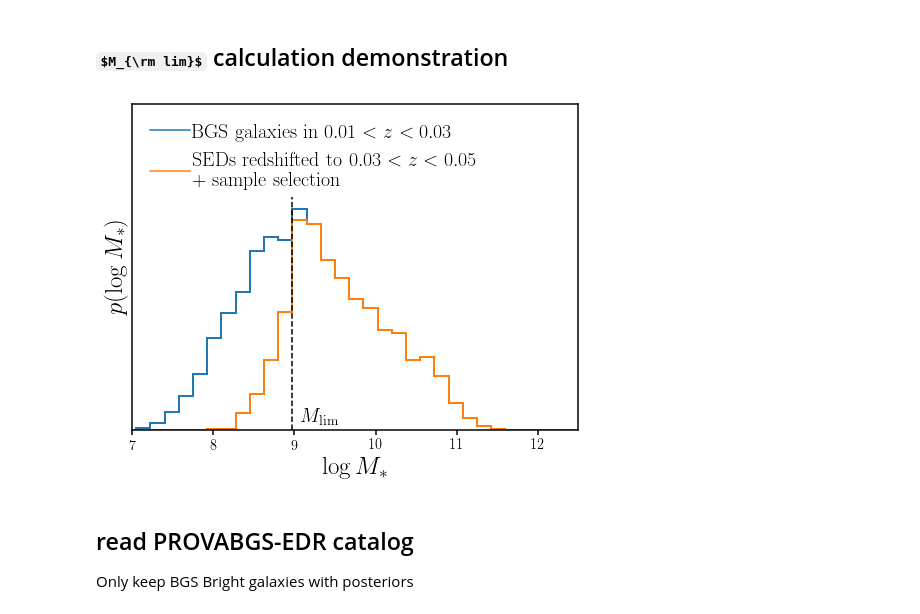
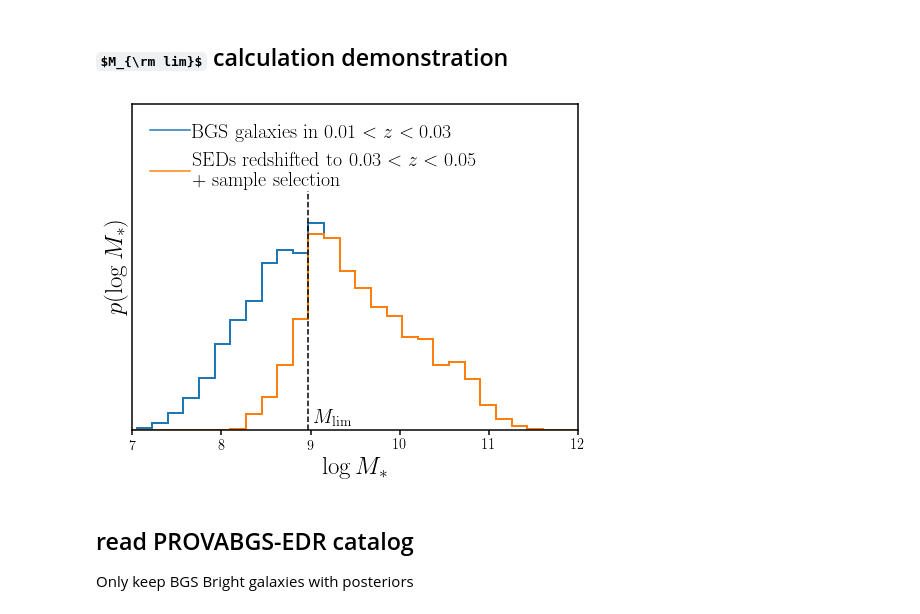
Before and after one commit to changhoonhahn/gapos, a Jupyter notebook: papers/edr/nb/ms_comp.ipynb, the cells around one changed output. Saved outputs shown, nothing was run; the diff lists cells and outputs as text; code cells hidden in the pictures; some formulas as TeX source.

Commit message:
updates to figures

```diff
--- a/papers/edr/nb/ms_comp.ipynb
+++ b/papers/edr/nb/ms_comp.ipynb
@@ -32,35 +32,34 @@ with open(os.path.join(dat_dir, 'ms_comp.bgs_bright.demo.p'), 'rb') as fp:
 # %%
 h0, edges = np.histogram(mstar_z0, range=(6, 13), bins=40)
 h1, _ = np.histogram(mstar_z0[in_z1], range=(6, 13), bins=40)
 fcomp = (h1/h0)
 Mlim = (np.min(edges[:-1][(fcomp > 0.9) & (h0 > 5)]))
 
 
 fig = plt.figure(figsize=(8,6))
 sub = fig.add_subplot(111)
 _ = sub.hist(mstar_z0, range=(6, 13), bins=40, histtype='step', linewidth=2)
 _ = sub.hist(mstar_z0[in_z1], range=(6, 13), bins=40, histtype='step', linewidth=2)
 
 ymax = plt.gca().get_ylim()[1]
-sub.plot([Mlim, Mlim], [0, ymax], color='k', linestyle='--')
-sub.text(Mlim+0.1, 10, r'$M_{\rm lim}$', fontsize=20)
+sub.plot([Mlim, Mlim], [0, 1.1*ymax], color='k', linestyle='--')
+sub.text(Mlim+0.05, 10, r'$M_{\rm lim}$', fontsize=20)
 
 #sub.plot(0.5*(edges[1:] + edges[:-1])[h0 > 5], (h1/h0)[h0 > 5] * ymax, c='k')
 #sub.plot([edges[0], edges[-1]], [ymax, ymax], c='k', ls=':')
 
 sub.plot([], [], c='C0', label=r'BGS galaxies in $%.2f < z < %.2f$' % (0.01, 0.03))
 sub.plot([], [], c='C1', label='SEDs redshifted to $%.2f < z < %.2f$'% (0.03, 0.05)+'\n'+'+ sample selection')
 sub.legend(loc='upper left', fontsize=20, handletextpad=0.1)
 sub.set_xlabel(r'$\log M_*$', fontsize=25)
-sub.set_xlim(7, 12.5)
+sub.set_xlim(7, 12)
 sub.set_ylabel(r'$p(\log M_*)$', fontsize=25)
 sub.set_yticks([])
 sub.set_yticklabels([])
-sub.set_ylim(0, 1.4*ymax)
-plt.show()
-#fig.savefig('../figs/psmf_logMstar_comp_demo.pdf', bbox_inches='tight')
+sub.set_ylim(0, 1.5*ymax)
+fig.savefig('../figs/psmf_logMstar_comp_demo.pdf', bbox_inches='tight')
 # %% [output]
-[figure, old version]
+[figure, new version]
 # %% [markdown]
 ## read PROVABGS-EDR catalog
 Only keep BGS Bright galaxies with posteriors
```
Also changed, not shown: 4 other files.
